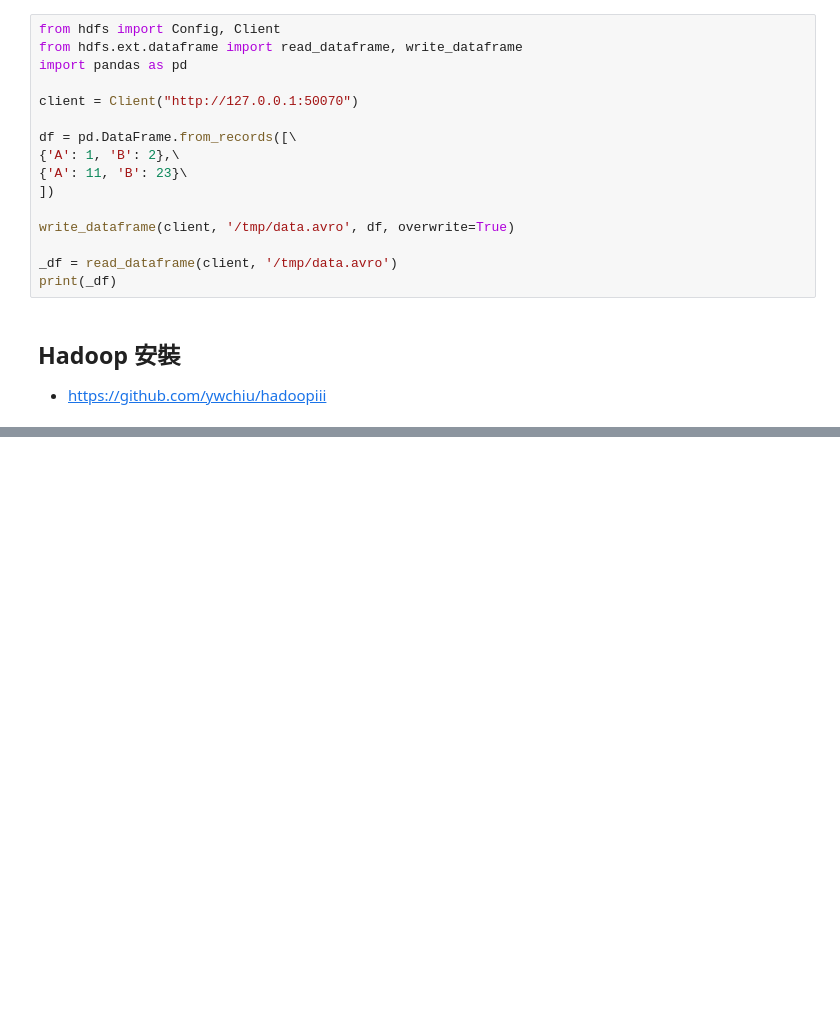
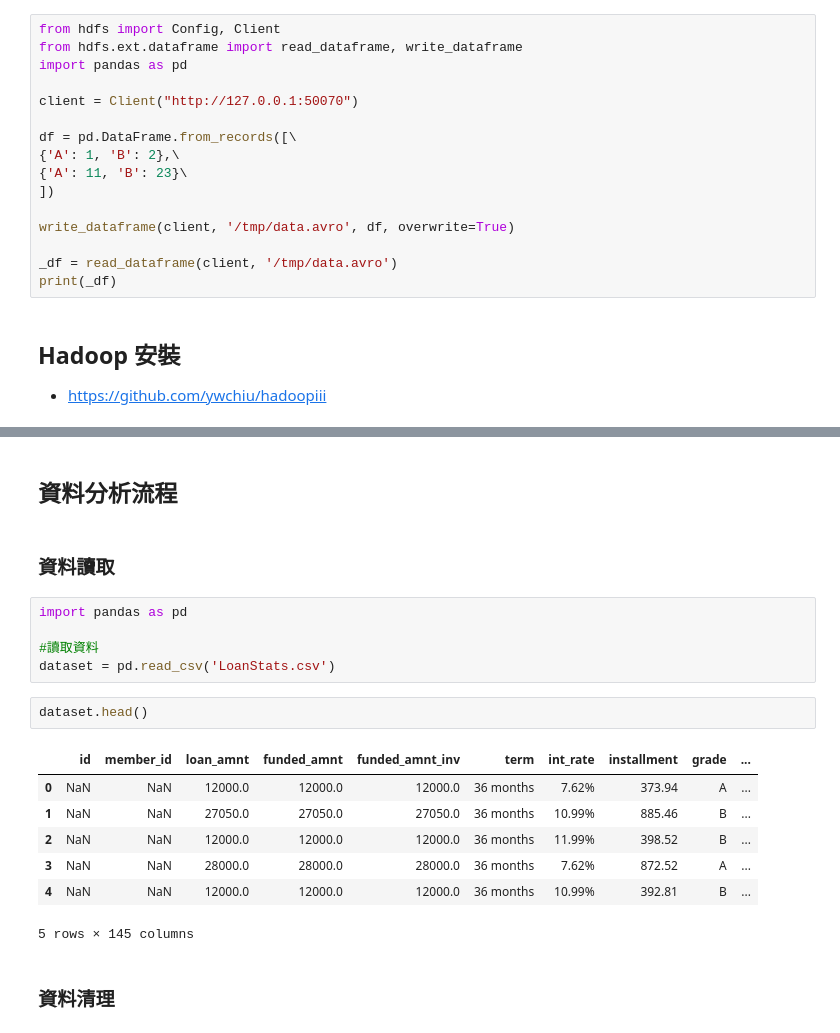
Before and after one commit to ywchiu/transglobepy, a Jupyter notebook: Demo20190621.ipynb, the cells around one changed output, grey strips where cells are left out. Saved outputs shown, nothing was run; the diff lists cells and outputs as text; blank space fills up the shorter version.

```diff
--- a/Demo20190621.ipynb
+++ b/Demo20190621.ipynb
@@ -498,0 +538,21 @@ print(_df)
+# %% [markdown]
+## 資料分析流程
+# %% [markdown]
+### 資料讀取
+# %%
+import pandas as pd
+
+#讀取資料
+dataset = pd.read_csv('LoanStats.csv')
+# %%
+dataset.head()
+# %% [output]
+|  | id | member_id | loan_amnt | funded_amnt | funded_amnt_inv | term | int_rate | installment | grade | ... |
+| 0 | NaN | NaN | 12000.0 | 12000.0 | 12000.0 | 36 months | 7.62% | 373.94 | A | ... |
+| 1 | NaN | NaN | 27050.0 | 27050.0 | 27050.0 | 36 months | 10.99% | 885.46 | B | ... |
+| 2 | NaN | NaN | 12000.0 | 12000.0 | 12000.0 | 36 months | 11.99% | 398.52 | B | ... |
+| 3 | NaN | NaN | 28000.0 | 28000.0 | 28000.0 | 36 months | 7.62% | 872.52 | A | ... |
+| 4 | NaN | NaN | 12000.0 | 12000.0 | 12000.0 | 36 months | 10.99% | 392.81 | B | ... |
+5 rows × 145 columns
+# %% [markdown]
+### 資料清理
```
Also changed, not shown: parts of 56 cells of this notebook.
